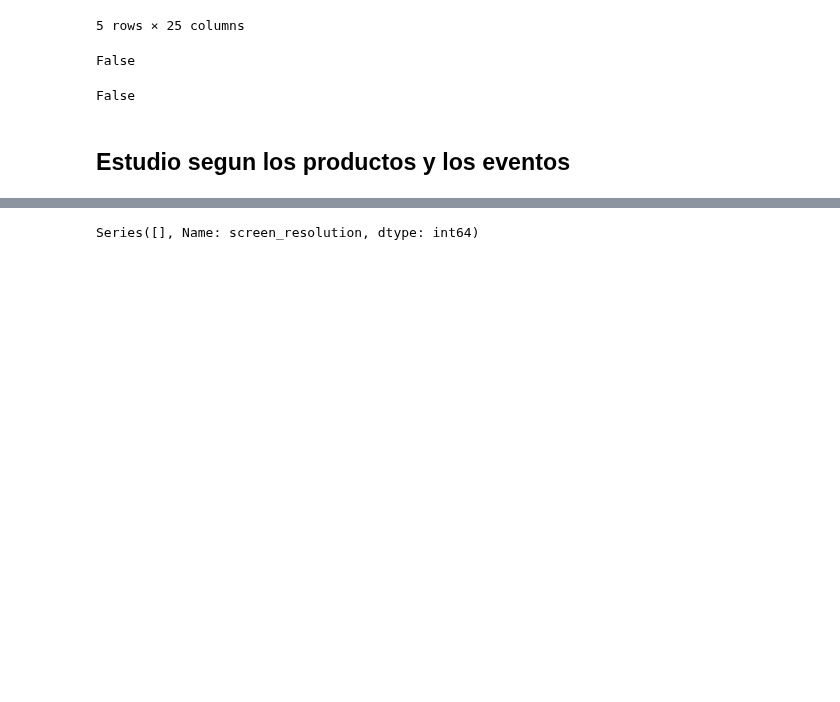
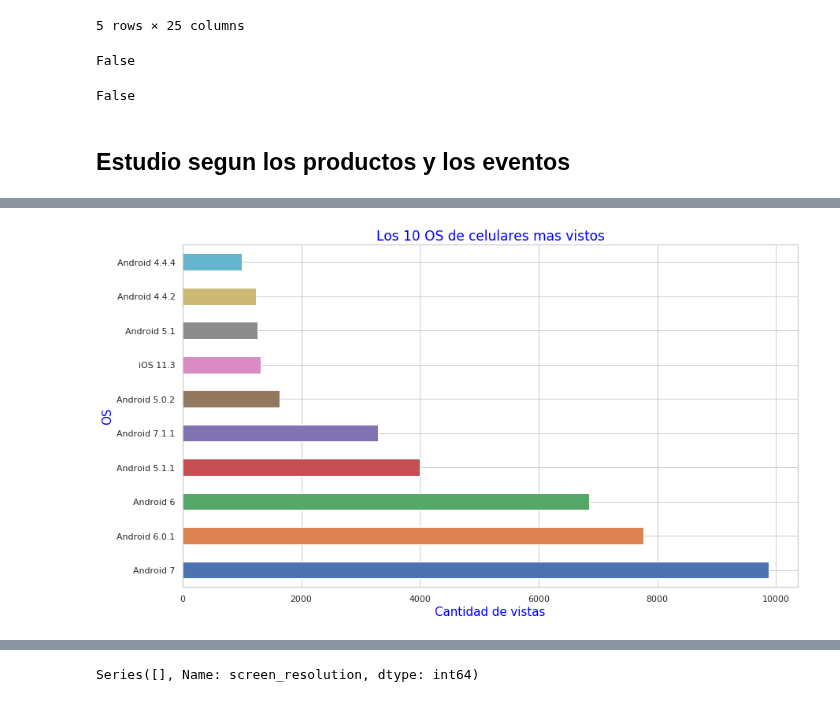
Before and after one commit to Blaz77/DatosReloaded, a Jupyter notebook: TP1/Exploracion_Trocafone.ipynb, the cells around one changed output, grey strips where cells are left out. Cells and saved outputs as stored; diff of their text form; code cells hidden in the pictures; blank space fills up the shorter version.

Commit message:
correcion de graficos de resoluciones y OS. Ahora los filtre para ver solo los smartphones

```diff
--- a/TP1/Exploracion_Trocafone.ipynb
+++ b/TP1/Exploracion_Trocafone.ipynb
@@ -94,0 +95,11 @@ modelsPlot.set_ylabel('Modelo de celular', color = 'blue', fontsize = 13);
+# %%
+#Sistemas operativos que mas se visitan
+osData = trocafoneData[trocafoneData['operating_system_version'] != 'Nan']
+osData = osData[osData['event'] == 'visited site']
+osData = osData[osData['device_type'] == 'Smartphone']
+osData_plot = osData['operating_system_version'].value_counts().head(10).plot(kind = 'barh',figsize =(14,8));
+osData_plot.set_title('Los 10 OS de celulares mas vistos', fontsize = 17, color = 'blue')
+osData_plot.set_xlabel('Cantidad de vistas', color = 'blue', fontsize = 15)
+osData_plot.set_ylabel('OS', color = 'blue', fontsize = 15);
+# %% [output]
+[figure, added]
```
Also changed, not shown: parts of 11 cells of this notebook.
